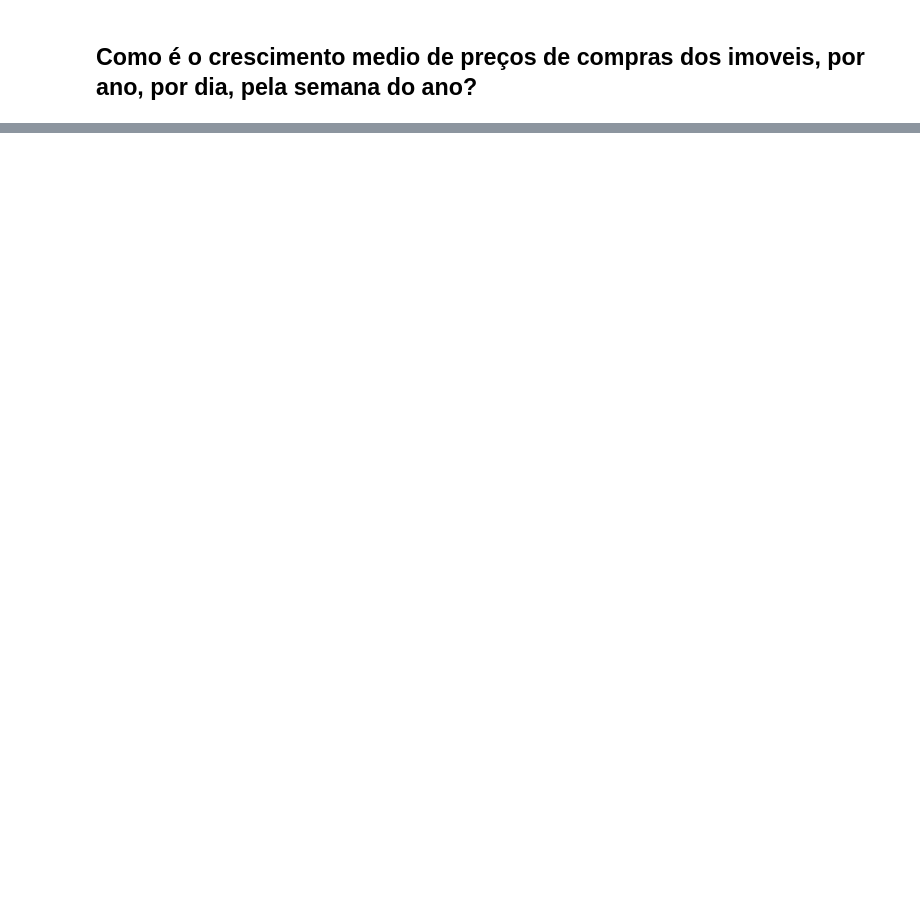
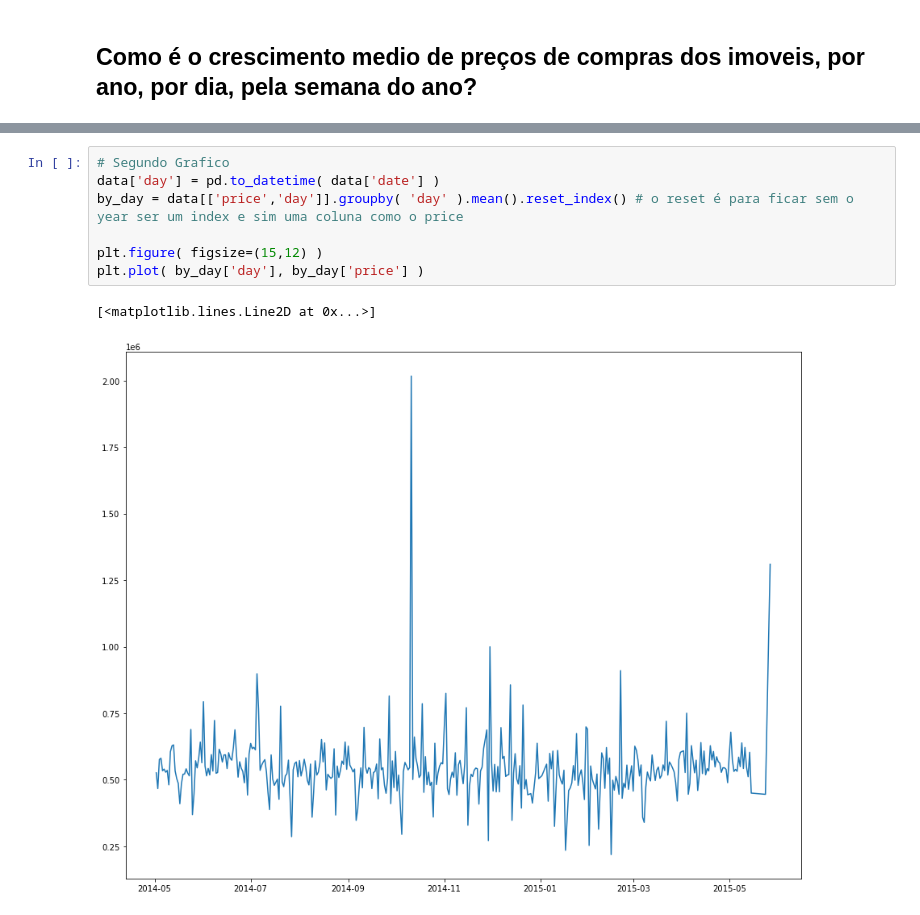
Before and after one commit to Edu-p/Data-VisuandProcessing, a Jupyter notebook: Anotaçao_aula_3.ipynb, the cells around one changed output, grey strips where cells are left out. Cells and saved outputs as stored; diff of their text form; blank space fills up the shorter version.

```diff
--- a/Anotaçao_aula_3.ipynb
+++ b/Anotaçao_aula_3.ipynb
@@ -199,0 +250,10 @@ data[['sqft_living','yr_built']].groupby( 'yr_built' ).mean()
+# %%
+# Segundo Grafico
+data['day'] = pd.to_datetime( data['date'] )
+by_day = data[['price','day']].groupby( 'day' ).mean().reset_index() # o reset é para ficar sem o year ser um index e sim uma coluna como o price
+
+plt.figure( figsize=(15,12) )
+plt.plot( by_day['day'], by_day['price'] )
+# %% [output]
+[<matplotlib.lines.Line2D at 0x...>]
+[figure, added]
```
Also changed, not shown: parts of 4 cells of this notebook.
